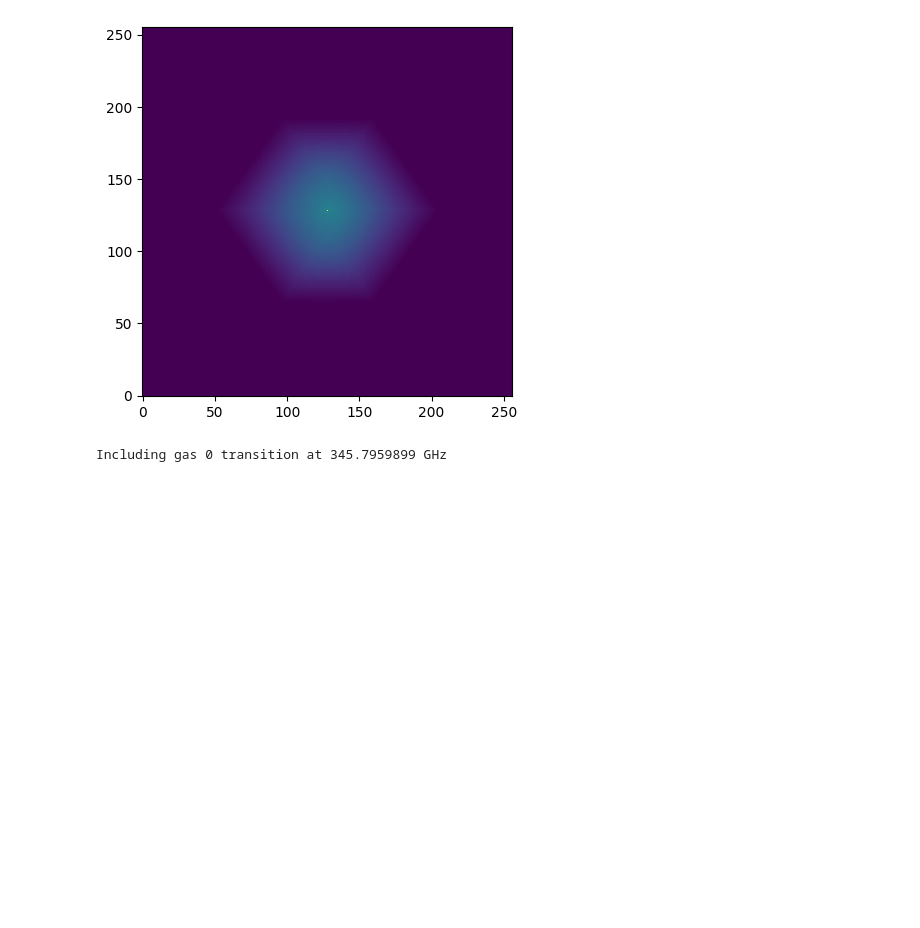
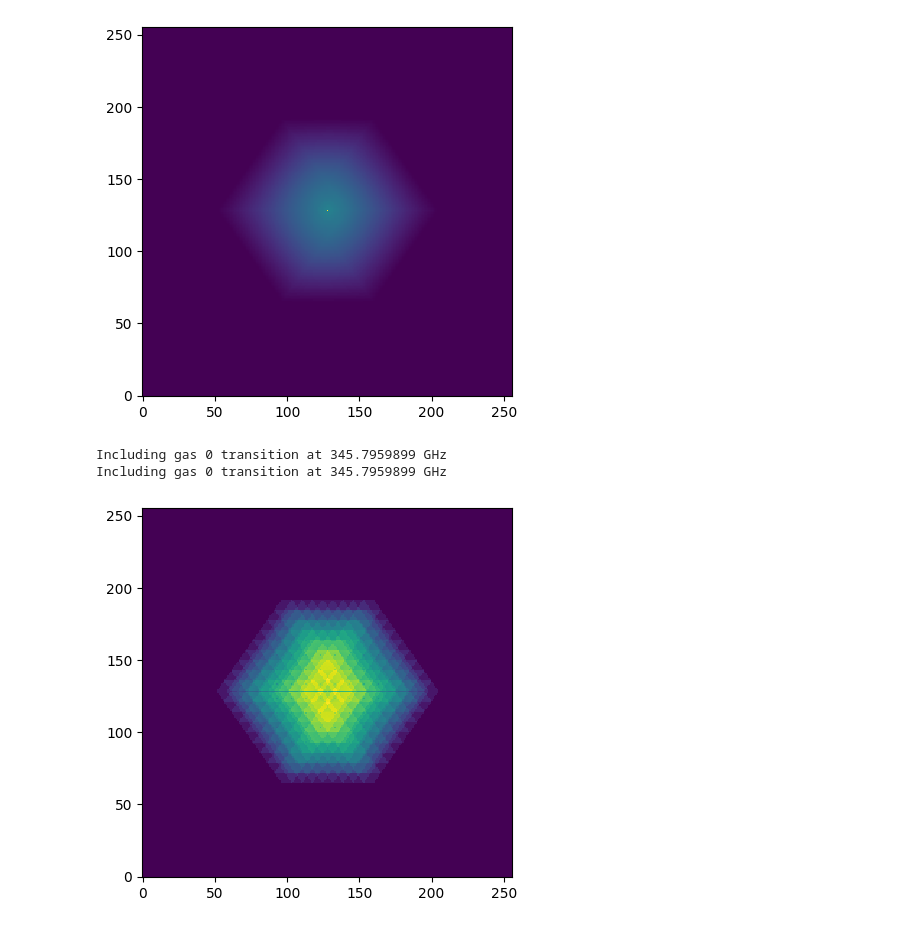
Before and after one commit to psheehan/pinball-rt, a Jupyter notebook: examples/pinball-demo.ipynb, the cells around one changed output. Drawn from its saved outputs; the diff is of its cells as text; code cells hidden in the pictures; blank space fills up the shorter version.

```diff
--- a/examples/pinball-demo.ipynb
+++ b/examples/pinball-demo.ipynb
@@ -71,7 +61,13 @@ plt.show()
 g = Gas()
 g.set_properties_from_lambda('co.dat')
 
-image = model.make_image(npix=256, pixel_size=0.2*u.arcsec, channels=np.linspace(-5., 5., 10)*u.km/u.s, rest_frequency=g.nu[2],
+image = model.make_image(npix=256, pixel_size=0.2*u.arcsec, channels=np.linspace(-20., 20., 300)*u.km/u.s, rest_frequency=g.nu[2],
                          incl=45.*u.degree, pa=45.*u.degree, distance=1.*u.pc, include_dust=False, device='cpu')
 # %% [output]
 Including gas 0 transition at 345.7959899 GHz
+Including gas 0 transition at 345.7959899 GHz
+# %%
+plt.imshow(image.intensity.sum(axis=2), origin="lower", interpolation="none")
+plt.show()
+# %% [output]
+[figure, added]
```
Also changed, not shown: parts of 6 cells of this notebook, 13 other files.
